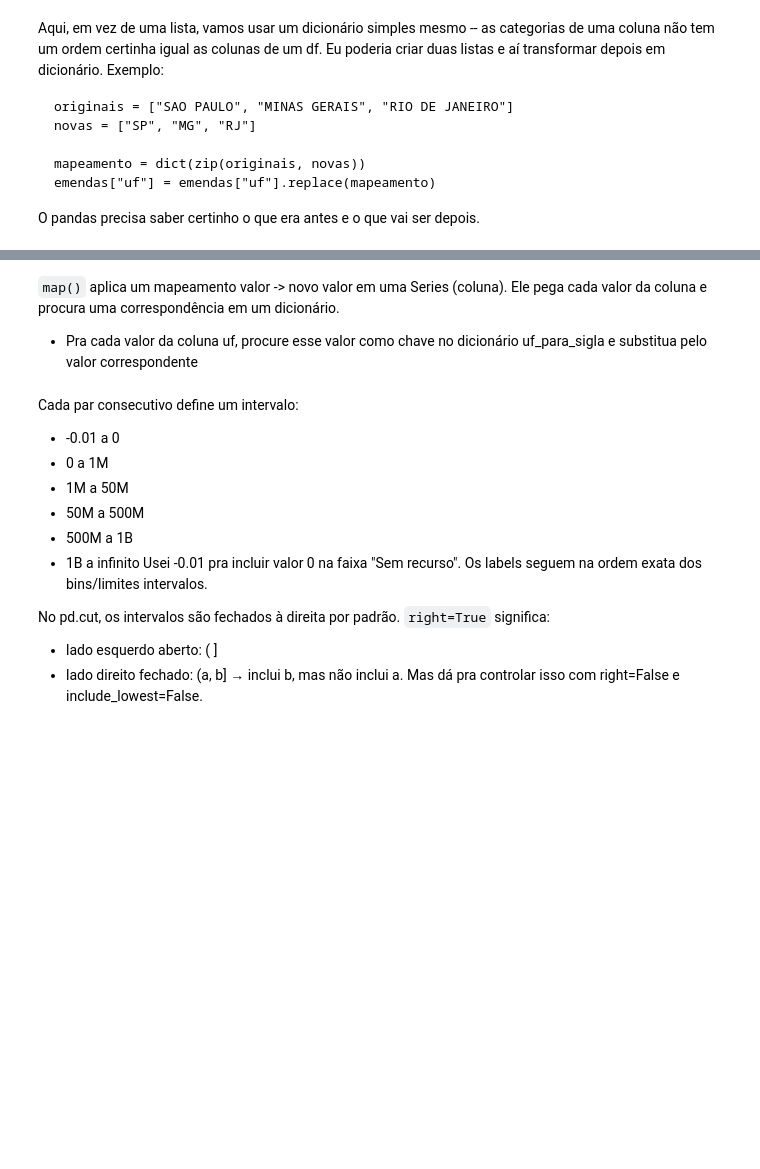
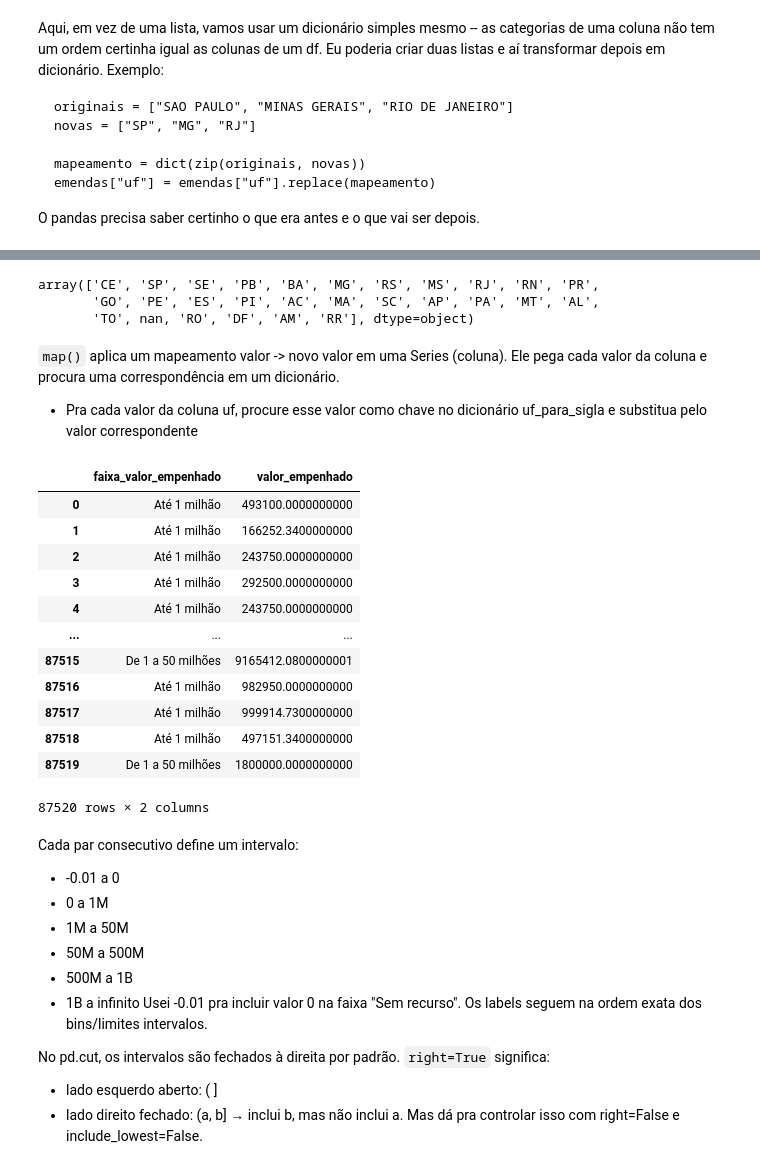
Before and after one commit to geraldohomero/2sdppgcp-intro-python, a Jupyter notebook: Aula_2_Análise_exploratória_de_dados.ipynb, the cells around one changed output, grey strips where cells are left out. Saved outputs shown, nothing was run; the diff lists cells and outputs as text; code cells hidden in the pictures; blank space fills up the shorter version.

````diff
--- a/Aula_2_Análise_exploratória_de_dados.ipynb
+++ b/Aula_2_Análise_exploratória_de_dados.ipynb
@@ -71,6 +125,8 @@ novos_nomes = ['nome_emenda', 'ano', 'tipo_emenda', 'codigo_autor_emenda', 'nome
                'valor_restos_a_pagar_pagos']
 # %% [markdown]
 Listas são úteis pra aplicar mudanças a várias coisas de uma vez.
+# %%
+emendas = emendas.rename(columns=dict(zip(emendas.columns, novos_nomes)))
 # %% [markdown]
 ``` emendas.columns ``` é uma lista ordenada com as colunas do dataframe. Fui renomeando na ordem certa das colunas originais
 ``` novos_nomes ``` também é uma lista ordenada, então zip vai emparelhar:
@@ -82,5 +138,7 @@ ordem = ['ano', 'id_municipio', 'nome_municipio', 'uf', 'regiao', 'localidade_ap
                 'codigo_funcao', 'nome_funcao', 'codigo_subfuncao', 'nome_subfuncao', 'codigo_programa', 'nome_programa', 'codigo_acao', 'nome_acao',
                'codigo_plano_orcamentario', 'nome_plano_orcamentario', 'valor_empenhado', 'valor_liquidado', 'valor_pago', 'valor_restos_a_pagar_inscritos', 'valor_restos_a_pagar_cancelado',
                'valor_restos_a_pagar_pagos']
+# %%
+emendas = emendas[ordem]
 # %%
 emendas.columns
@@ -94,3 +163,5 @@ decimais = ['valor_empenhado', 'valor_liquidado', 'valor_pago', 'valor_restos_a_
                'valor_restos_a_pagar_pagos']
 # %%
 # Vamos substituir vígulas por pontos
+for col in decimais:
+  emendas[col] = emendas[col].str.replace(',', '.')
@@ -187,3 +300,5 @@ mapeamento = dict(zip(originais, novas))
 emendas["uf"] = emendas["uf"].replace(mapeamento)
 ```
 O pandas precisa saber certinho o que era antes e o que vai ser depois.
+# %%
+emendas['sigla_uf'] = emendas['uf'].map(uf_para_sigla)
@@ -190,3 +312,9 @@ O pandas precisa saber certinho o que era antes e o que vai ser depois.
+# %%
+emendas.sigla_uf.unique()
+# %% [output]
+array(['CE', 'SP', 'SE', 'PB', 'BA', 'MG', 'RS', 'MS', 'RJ', 'RN', 'PR',
+       'GO', 'PE', 'ES', 'PI', 'AC', 'MA', 'SC', 'AP', 'PA', 'MT', 'AL',
+       'TO', nan, 'RO', 'DF', 'AM', 'RR'], dtype=object)
 # %% [markdown]
 ```map()``` aplica um mapeamento valor -> novo valor em uma Series (coluna). Ele pega cada valor da coluna e procura uma correspondência em um dicionário.
 <br>
@@ -212,6 +340,22 @@ valores = [
     "A partir de 1 bi"]
 
 emendas["faixa_valor_empenhado"] = np.select(condicoes, valores, default="Indefinido") # quando tiver algo que não cabe nas condições
+# %%
+emendas[['faixa_valor_empenhado', 'valor_empenhado']]
+# %% [output]
+|  | faixa_valor_empenhado | valor_empenhado |
+| 0 | Até 1 milhão | 493100.0000000000 |
+| 1 | Até 1 milhão | 166252.3400000000 |
+| 2 | Até 1 milhão | 243750.0000000000 |
+| 3 | Até 1 milhão | 292500.0000000000 |
+| 4 | Até 1 milhão | 243750.0000000000 |
+| ... | ... | ... |
+| 87515 | De 1 a 50 milhões | 9165412.0800000001 |
+| 87516 | Até 1 milhão | 982950.0000000000 |
+| 87517 | Até 1 milhão | 999914.7300000000 |
+| 87518 | Até 1 milhão | 497151.3400000000 |
+| 87519 | De 1 a 50 milhões | 1800000.0000000000 |
+87520 rows × 2 columns
 # %%
 # com o pd.cut
 emendas["faixa_valor_empenhado2"] = pd.cut(
````
Also changed, not shown: parts of 22 cells of this notebook.
